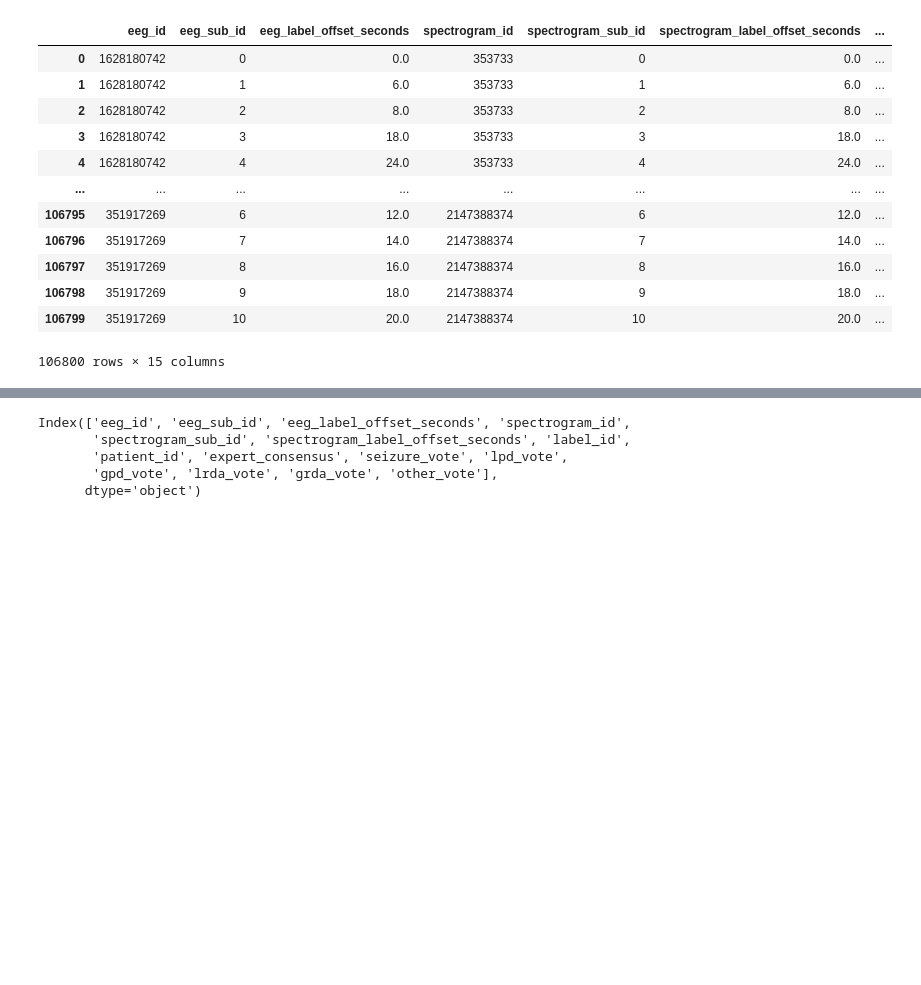
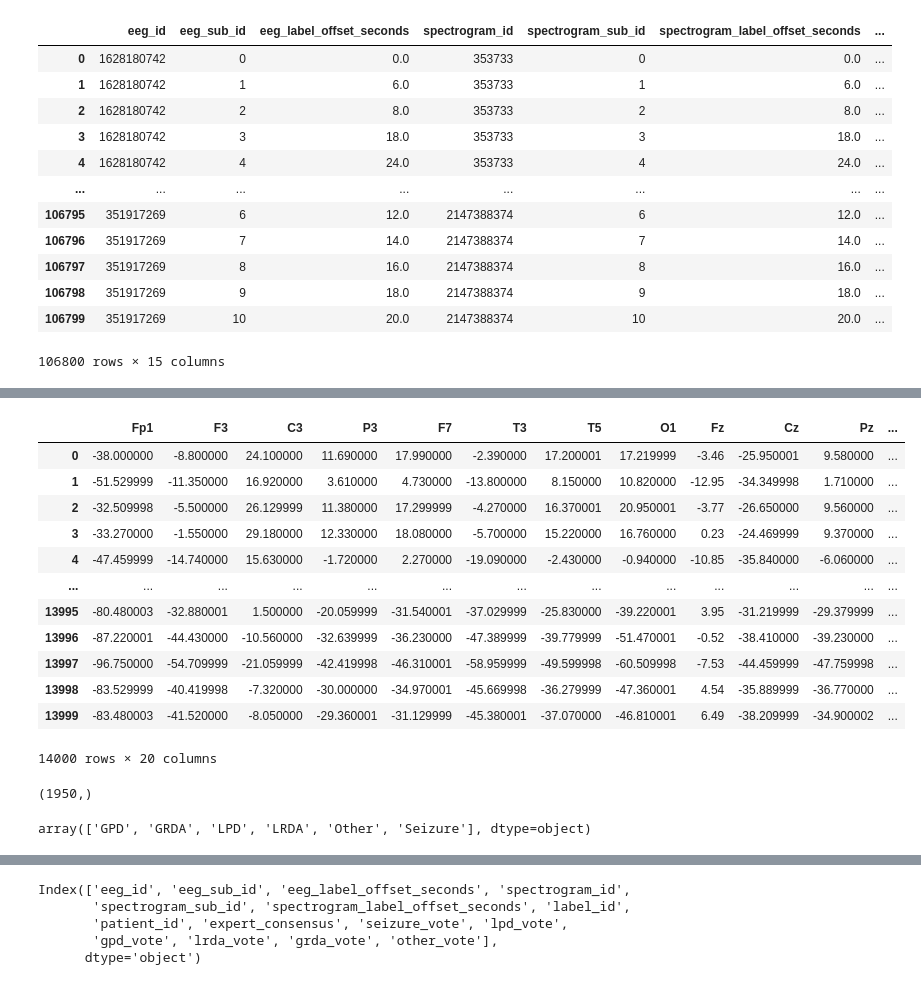
Before and after one commit to ClaytonWhitteberry/DATA4380, a Jupyter notebook: projects/Tabular/Data Cleaning Tabular Dataset.ipynb, the cells around one changed output, grey strips where cells are left out. Cells and saved outputs as stored; diff of their text form; code cells hidden in the pictures; blank space fills up the shorter version.

```diff
--- a/projects/Tabular/Data Cleaning Tabular Dataset.ipynb
+++ b/projects/Tabular/Data Cleaning Tabular Dataset.ipynb
@@ -22,0 +71,2 @@ training
+# %%
+train_eeg2 = pd.read_parquet('train_eegs/351917269.parquet', engine = 'pyarrow')
@@ -22,0 +89,24 @@ training
+# %%
+train_eeg2
+# %% [output]
+|  | Fp1 | F3 | C3 | P3 | F7 | T3 | T5 | O1 | Fz | Cz | Pz | ... |
+| 0 | -38.000000 | -8.800000 | 24.100000 | 11.690000 | 17.990000 | -2.390000 | 17.200001 | 17.219999 | -3.46 | -25.950001 | 9.580000 | ... |
+| 1 | -51.529999 | -11.350000 | 16.920000 | 3.610000 | 4.730000 | -13.800000 | 8.150000 | 10.820000 | -12.95 | -34.349998 | 1.710000 | ... |
+| 2 | -32.509998 | -5.500000 | 26.129999 | 11.380000 | 17.299999 | -4.270000 | 16.370001 | 20.950001 | -3.77 | -26.650000 | 9.560000 | ... |
+| 3 | -33.270000 | -1.550000 | 29.180000 | 12.330000 | 18.080000 | -5.700000 | 15.220000 | 16.760000 | 0.23 | -24.469999 | 9.370000 | ... |
+| 4 | -47.459999 | -14.740000 | 15.630000 | -1.720000 | 2.270000 | -19.090000 | -2.430000 | -0.940000 | -10.85 | -35.840000 | -6.060000 | ... |
+| ... | ... | ... | ... | ... | ... | ... | ... | ... | ... | ... | ... | ... |
+| 13995 | -80.480003 | -32.880001 | 1.500000 | -20.059999 | -31.540001 | -37.029999 | -25.830000 | -39.220001 | 3.95 | -31.219999 | -29.379999 | ... |
+| 13996 | -87.220001 | -44.430000 | -10.560000 | -32.639999 | -36.230000 | -47.389999 | -39.779999 | -51.470001 | -0.52 | -38.410000 | -39.230000 | ... |
+| 13997 | -96.750000 | -54.709999 | -21.059999 | -42.419998 | -46.310001 | -58.959999 | -49.599998 | -60.509998 | -7.53 | -44.459999 | -47.759998 | ... |
+| 13998 | -83.529999 | -40.419998 | -7.320000 | -30.000000 | -34.970001 | -45.669998 | -36.279999 | -47.360001 | 4.54 | -35.889999 | -36.770000 | ... |
+| 13999 | -83.480003 | -41.520000 | -8.050000 | -29.360001 | -31.129999 | -45.380001 | -37.070000 | -46.810001 | 6.49 | -38.209999 | -34.900002 | ... |
+14000 rows × 20 columns
+# %%
+np.unique(training.patient_id).shape
+# %% [output]
+(1950,)
+# %%
+np.unique(training.expert_consensus)
+# %% [output]
+array(['GPD', 'GRDA', 'LPD', 'LRDA', 'Other', 'Seizure'], dtype=object)
```
Also changed, not shown: parts of 10 cells of this notebook.
